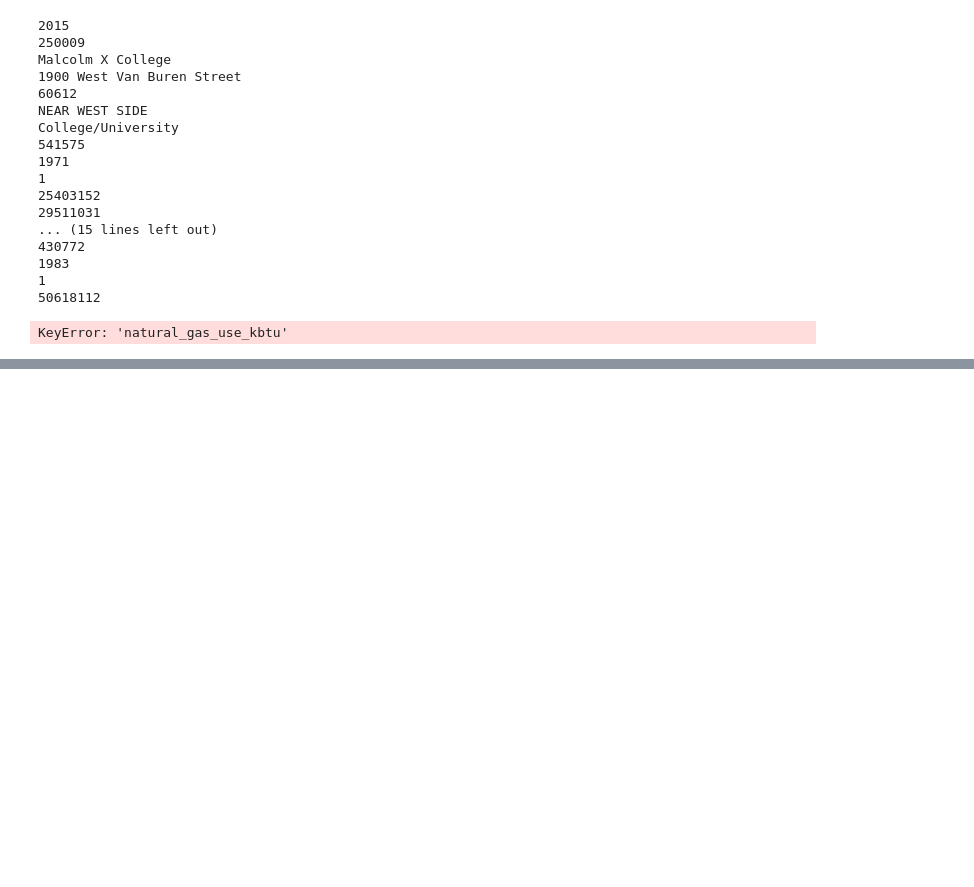
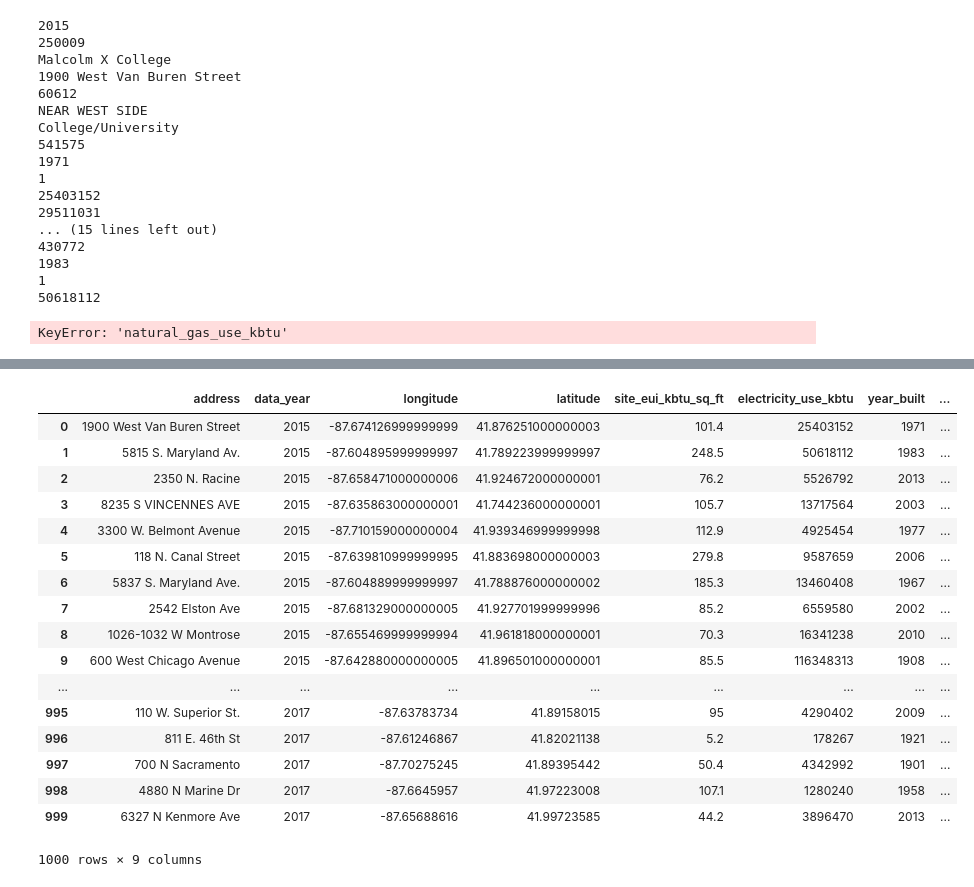
Before and after one commit to ShaleshK/Chicago-Buildings-Energy-Use, a Jupyter notebook: buildings.ipynb, the cells around one changed output, grey strips where cells are left out. Cells and saved outputs as stored; diff of their text form; code cells hidden in the pictures; blank space fills up the shorter version.

```diff
--- a/buildings.ipynb
+++ b/buildings.ipynb
@@ -109,3 +109,8 @@ College/University
 1
 50618112
 KeyError: 'natural_gas_use_kbtu'
+# %%
+res = requests.get("https://data.cityofchicago.org/resource/xq83-jr8c.json").json()
+# %%
+response_df = pd.DataFrame(res)
+response_df
@@ -111,0 +136,22 @@ KeyError: 'natural_gas_use_kbtu'
+# %%
+New_df = response_df[["address","data_year",  "longitude", "latitude","site_eui_kbtu_sq_ft", "electricity_use_kbtu","year_built","property_name", "primary_property_type"]]
+New_df
+# %% [output]
+|  | address | data_year | longitude | latitude | site_eui_kbtu_sq_ft | electricity_use_kbtu | year_built | ... |
+| 0 | 1900 West Van Buren Street | 2015 | -87.674126999999999 | 41.876251000000003 | 101.4 | 25403152 | 1971 | ... |
+| 1 | 5815 S. Maryland Av. | 2015 | -87.604895999999997 | 41.789223999999997 | 248.5 | 50618112 | 1983 | ... |
+| 2 | 2350 N. Racine | 2015 | -87.658471000000006 | 41.924672000000001 | 76.2 | 5526792 | 2013 | ... |
+| 3 | 8235 S VINCENNES AVE | 2015 | -87.635863000000001 | 41.744236000000001 | 105.7 | 13717564 | 2003 | ... |
+| 4 | 3300 W. Belmont Avenue | 2015 | -87.710159000000004 | 41.939346999999998 | 112.9 | 4925454 | 1977 | ... |
+| 5 | 118 N. Canal Street | 2015 | -87.639810999999995 | 41.883698000000003 | 279.8 | 9587659 | 2006 | ... |
+| 6 | 5837 S. Maryland Ave. | 2015 | -87.604889999999997 | 41.788876000000002 | 185.3 | 13460408 | 1967 | ... |
+| 7 | 2542 Elston Ave | 2015 | -87.681329000000005 | 41.927701999999996 | 85.2 | 6559580 | 2002 | ... |
+| 8 | 1026-1032 W Montrose | 2015 | -87.655469999999994 | 41.961818000000001 | 70.3 | 16341238 | 2010 | ... |
+| 9 | 600 West Chicago Avenue | 2015 | -87.642880000000005 | 41.896501000000001 | 85.5 | 116348313 | 1908 | ... |
+| ... | ... | ... | ... | ... | ... | ... | ... | ... |
+| 995 | 110 W. Superior St. | 2017 | -87.63783734 | 41.89158015 | 95 | 4290402 | 2009 | ... |
+| 996 | 811 E. 46th St | 2017 | -87.61246867 | 41.82021138 | 5.2 | 178267 | 1921 | ... |
+| 997 | 700 N Sacramento | 2017 | -87.70275245 | 41.89395442 | 50.4 | 4342992 | 1901 | ... |
+| 998 | 4880 N Marine Dr | 2017 | -87.6645957 | 41.97223008 | 107.1 | 1280240 | 1958 | ... |
+| 999 | 6327 N Kenmore Ave | 2017 | -87.65688616 | 41.99723585 | 44.2 | 3896470 | 2013 | ... |
+1000 rows × 9 columns
```
Also changed, not shown: parts of 8 cells of this notebook, 1 other file.
